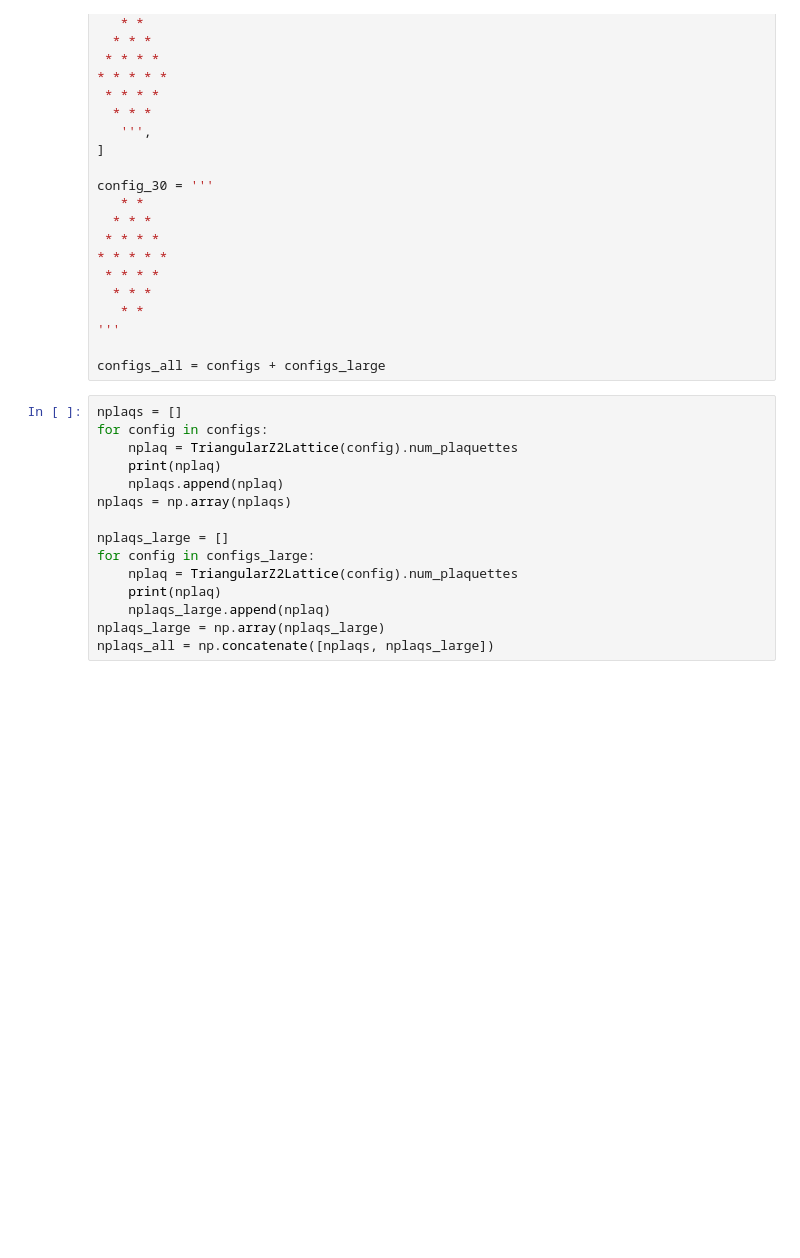
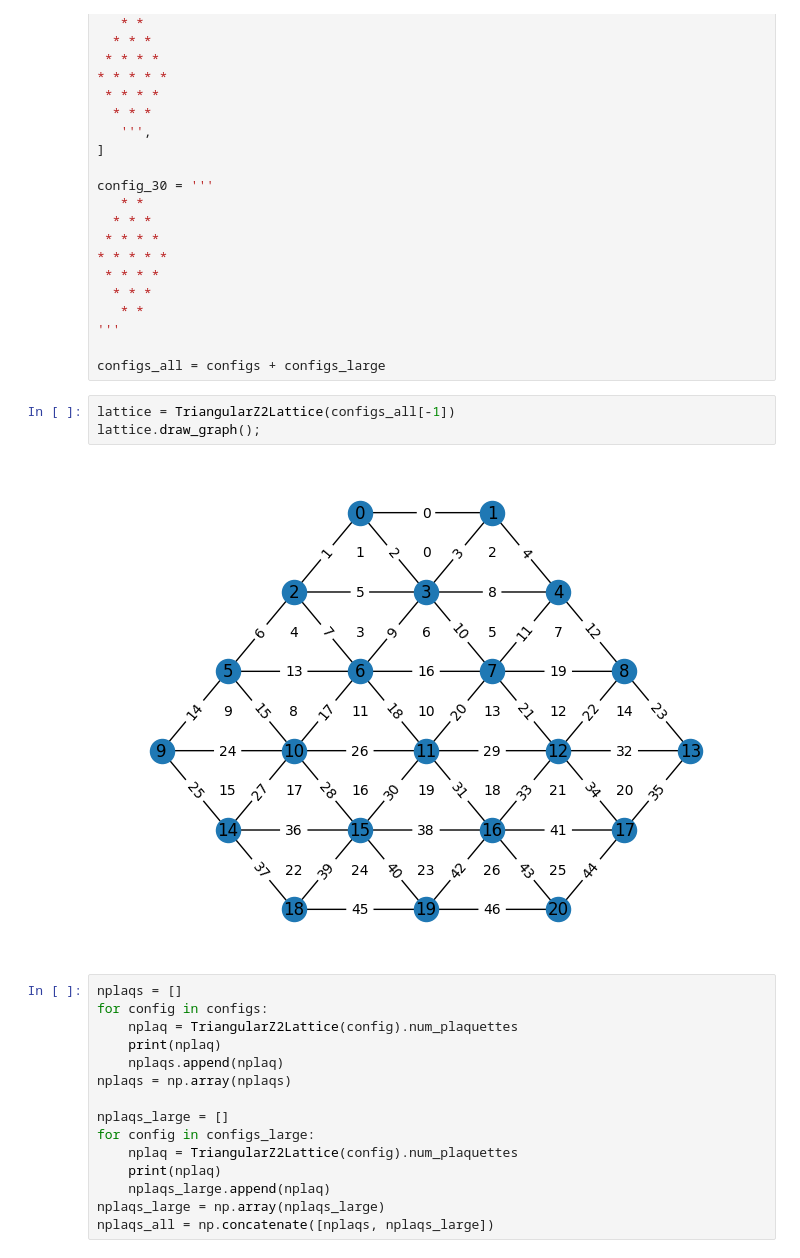
Before and after one commit to yiiyama/skqd_z2lgt, a Jupyter notebook: notebooks/unitary_krylov.ipynb, the cells around one changed output. Drawn from its saved outputs; the diff is of its cells as text; blank space fills up the shorter version.

```diff
--- a/notebooks/unitary_krylov.ipynb
+++ b/notebooks/unitary_krylov.ipynb
@@ -103,6 +103,11 @@ config_30 = '''
 '''
 
 configs_all = configs + configs_large
+# %%
+lattice = TriangularZ2Lattice(configs_all[-1])
+lattice.draw_graph();
+# %% [output]
+[figure, added]
 # %%
 nplaqs = []
 for config in configs:
```
Also changed, not shown: parts of 3 cells of this notebook, 15 other files.
